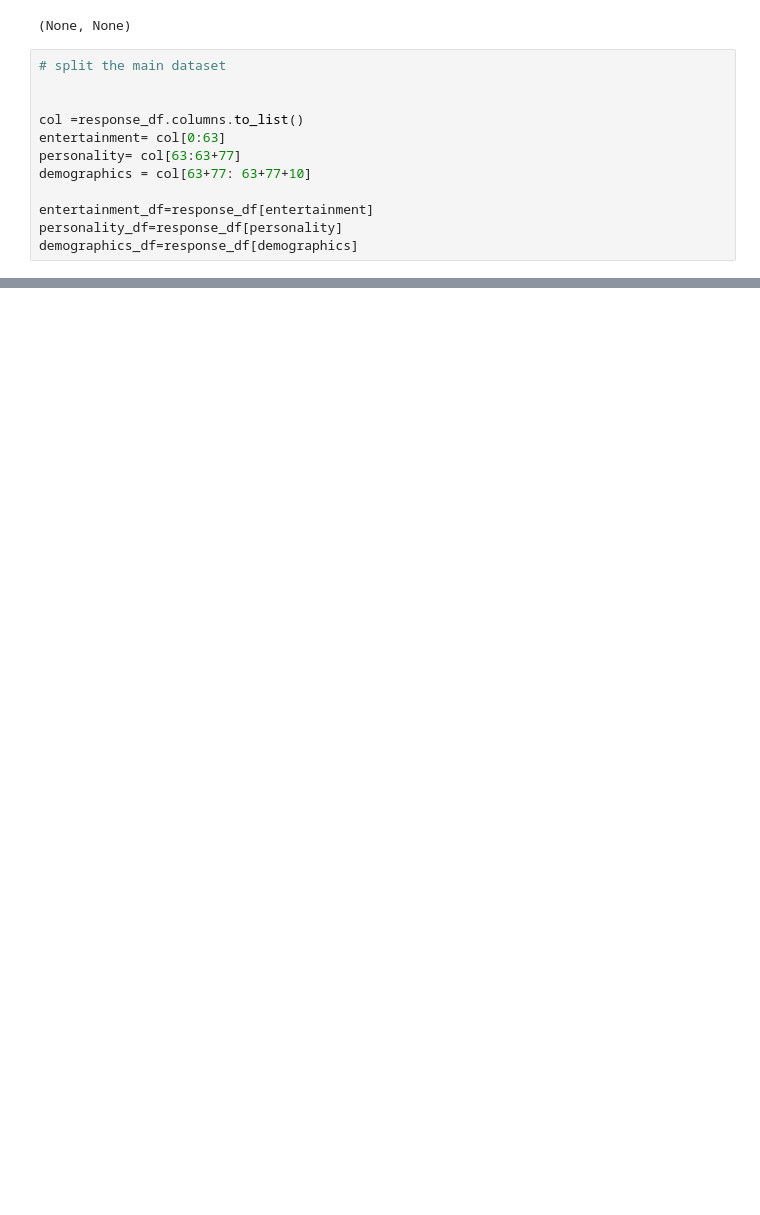
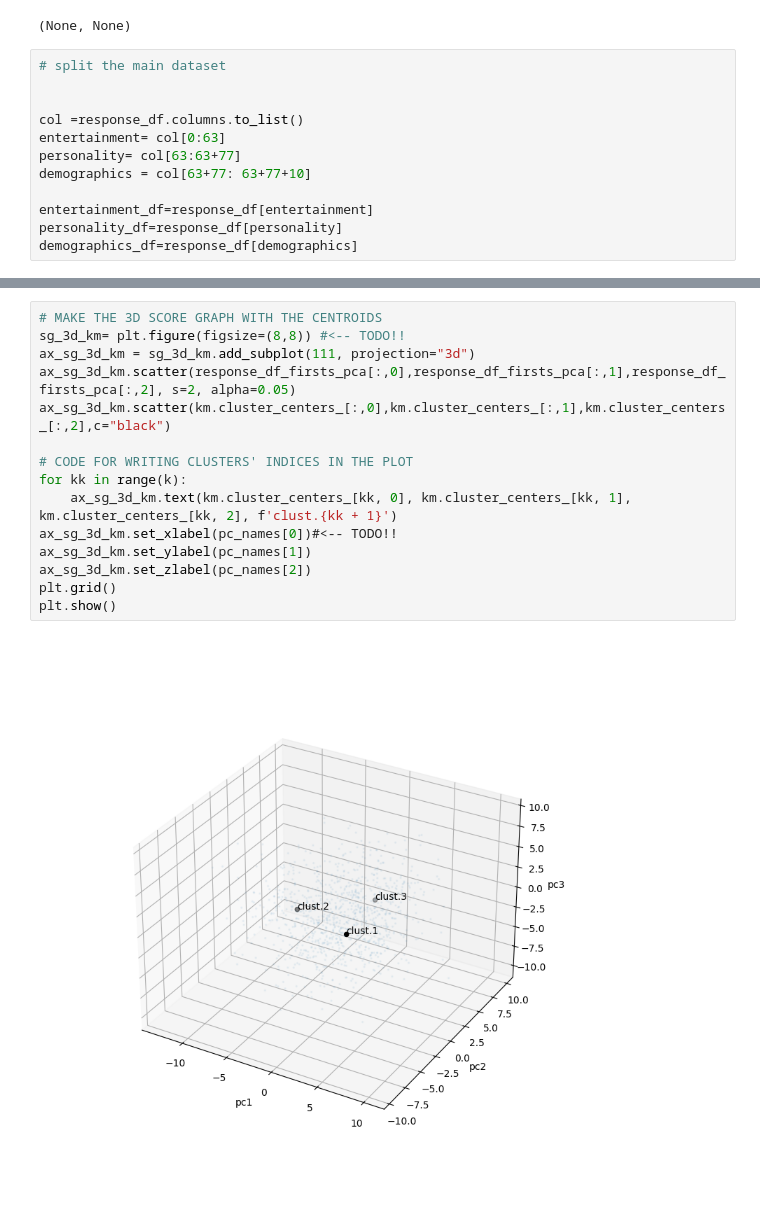
Before and after one commit to BonoGiorgio02/Projects, a Jupyter notebook: HWpca_Bono_Camolese.ipynb, the cells around one changed output, grey strips where cells are left out. Drawn from its saved outputs; the diff is of its cells as text; blank space fills up the shorter version.

```diff
--- a/HWpca_Bono_Camolese.ipynb
+++ b/HWpca_Bono_Camolese.ipynb
@@ -225,0 +286,17 @@ for ii in range(m):
+# %%
+# MAKE THE 3D SCORE GRAPH WITH THE CENTROIDS
+sg_3d_km= plt.figure(figsize=(8,8)) #<-- TODO!!
+ax_sg_3d_km = sg_3d_km.add_subplot(111, projection="3d")
+ax_sg_3d_km.scatter(response_df_firsts_pca[:,0],response_df_firsts_pca[:,1],response_df_firsts_pca[:,2], s=2, alpha=0.05)
+ax_sg_3d_km.scatter(km.cluster_centers_[:,0],km.cluster_centers_[:,1],km.cluster_centers_[:,2],c="black")
+
+# CODE FOR WRITING CLUSTERS' INDICES IN THE PLOT
+for kk in range(k):
+    ax_sg_3d_km.text(km.cluster_centers_[kk, 0], km.cluster_centers_[kk, 1], km.cluster_centers_[kk, 2], f'clust.{kk + 1}')
+ax_sg_3d_km.set_xlabel(pc_names[0])#<-- TODO!!
+ax_sg_3d_km.set_ylabel(pc_names[1])
+ax_sg_3d_km.set_zlabel(pc_names[2])
+plt.grid()
+plt.show()
+# %% [output]
+[figure, added]
```
Also changed, not shown: parts of 11 cells of this notebook.
